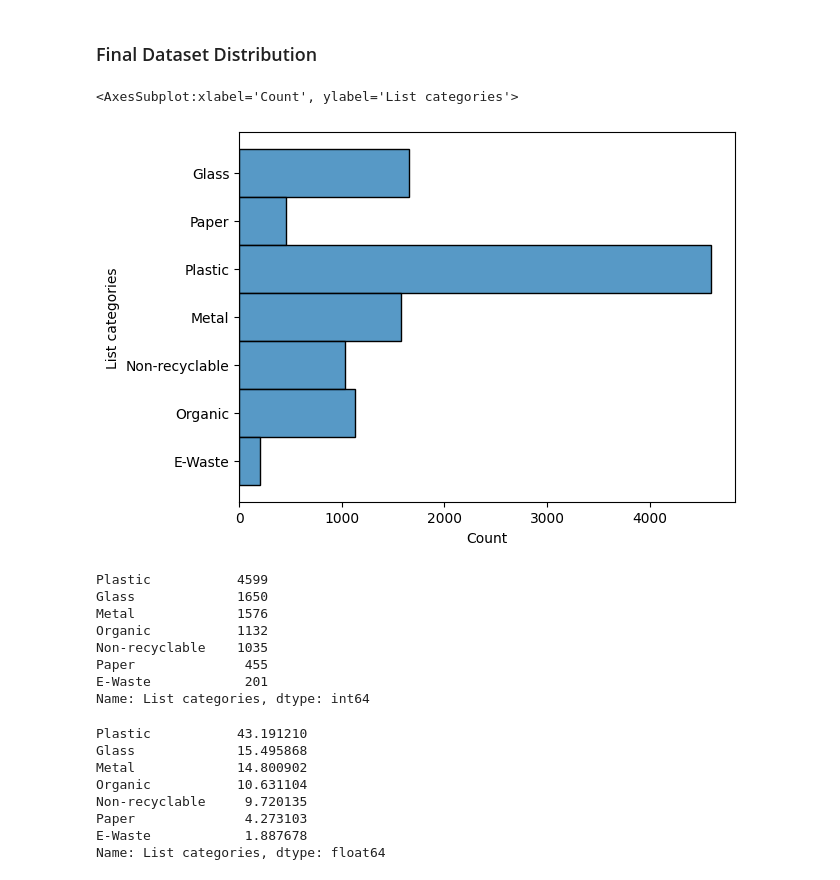
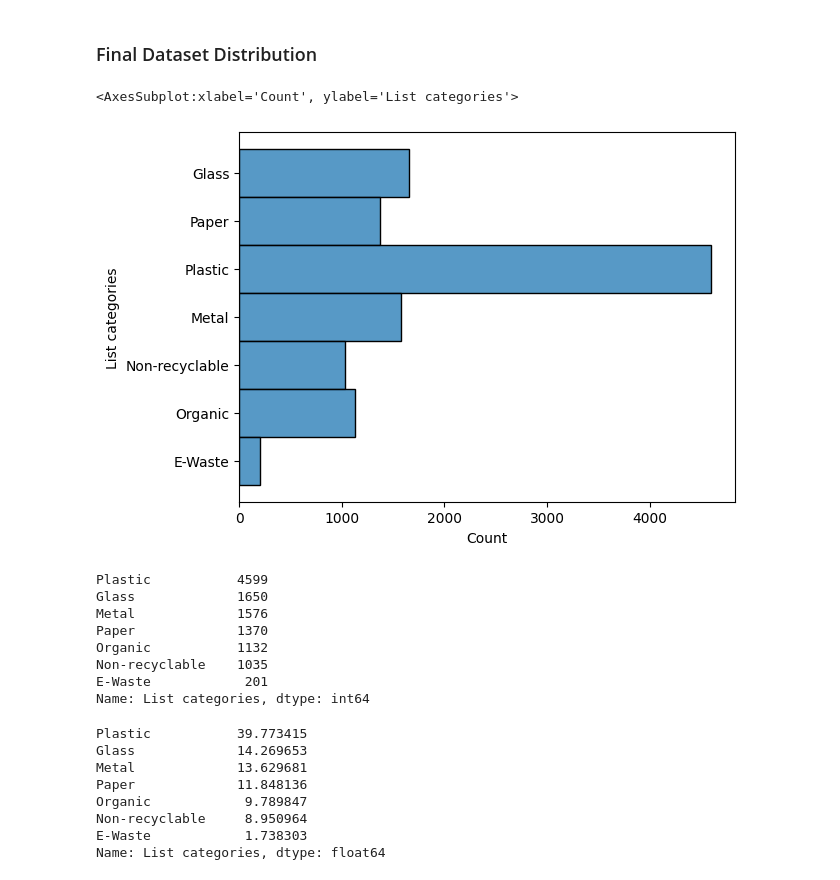
Before and after one commit to AmElmo/trash_detector-wall-e, a Jupyter notebook: notebooks/data_cleaning.ipynb, the cells around one changed output. Drawn from its saved outputs; the diff is of its cells as text; code cells hidden in the pictures.

Commit message:
Data cleaning E-waste

```diff
--- a/notebooks/data_cleaning.ipynb
+++ b/notebooks/data_cleaning.ipynb
@@ -709,29 +744,29 @@ We can consider that we have enough annotations for plastic, glass, metal and no
 # %% [markdown]
 ### Final Dataset Distribution
 # %%
-draw_class_distribution('../data/Final_Dataset/final_annotations_coco_V4.json')
+draw_class_distribution('../data/Final_Dataset/final_annotations_coco_V5.json')
 # %% [output]
 <AxesSubplot:xlabel='Count', ylabel='List categories'>
-[figure, old version]
+[figure, new version]
 # %%
-build_table_distribution('../data/Final_Dataset/final_annotations_coco_V4.json')
+build_table_distribution('../data/Final_Dataset/final_annotations_coco_V5.json')
 # %% [output]
 Plastic           4599
 Glass             1650
 Metal             1576
+Paper             1370
 Organic           1132
 Non-recyclable    1035
-Paper              455
 E-Waste            201
 Name: List categories, dtype: int64
 # %%
-build_table_distribution_normalize('../data/Final_Dataset/final_annotations_coco_V4.json')
+build_table_distribution_normalize('../data/Final_Dataset/final_annotations_coco_V5.json')
 # %% [output]
-Plastic           43.191210
-Glass             15.495868
-Metal             14.800902
-Organic           10.631104
-Non-recyclable     9.720135
-Paper              4.273103
-E-Waste            1.887678
+Plastic           39.773415
+Glass             14.269653
+Metal             13.629681
+Paper             11.848136
+Organic            9.789847
+Non-recyclable     8.950964
+E-Waste            1.738303
 Name: List categories, dtype: float64
```
Also changed, not shown: parts of 4 cells of this notebook, 2 other files.
